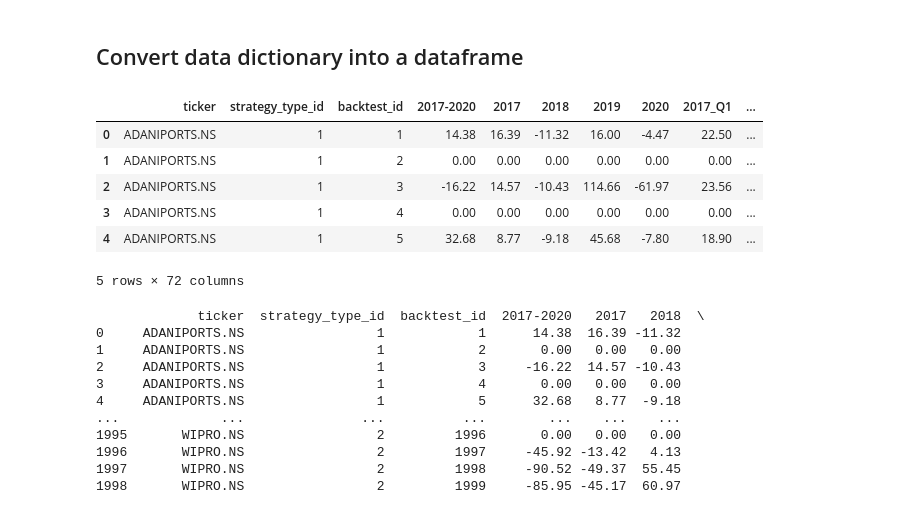
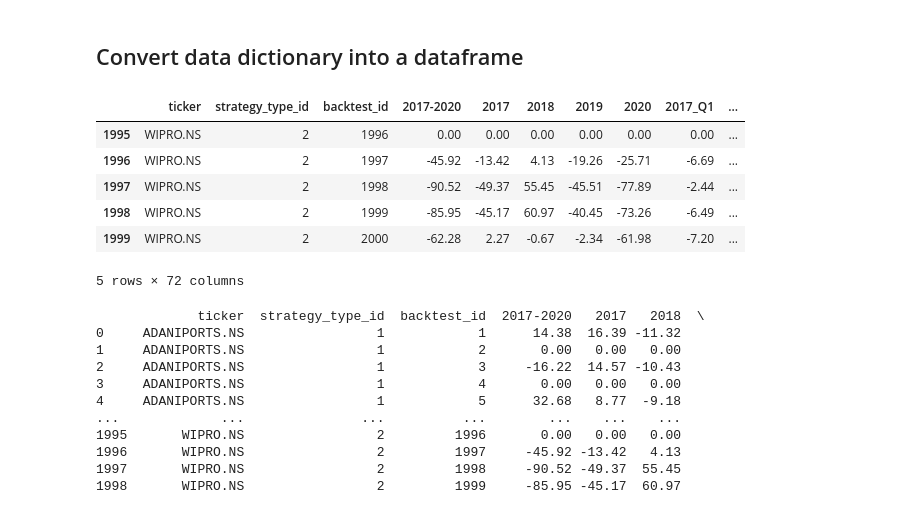
Before and after one commit to Varun487/AIAlgoTrading, a Jupyter notebook: research/baselines/BacktestBaselinesCalculations.ipynb, the cells around one changed output. Saved outputs shown, nothing was run; the diff lists cells and outputs as text; code cells hidden in the pictures.

```diff
--- a/research/baselines/BacktestBaselinesCalculations.ipynb
+++ b/research/baselines/BacktestBaselinesCalculations.ipynb
@@ -207,14 +207,14 @@ for ticker in all_tickers:
 ## Convert data dictionary into a dataframe
 # %%
 backtests_baseline_df = pd.DataFrame.from_dict(backtests_baselines_data)
-backtests_baseline_df.head()
+backtests_baseline_df.tail()
 # %% [output]
 |  | ticker | strategy_type_id | backtest_id | 2017-2020 | 2017 | 2018 | 2019 | 2020 | 2017_Q1 | ... |
-| 0 | ADANIPORTS.NS | 1 | 1 | 14.38 | 16.39 | -11.32 | 16.00 | -4.47 | 22.50 | ... |
-| 1 | ADANIPORTS.NS | 1 | 2 | 0.00 | 0.00 | 0.00 | 0.00 | 0.00 | 0.00 | ... |
-| 2 | ADANIPORTS.NS | 1 | 3 | -16.22 | 14.57 | -10.43 | 114.66 | -61.97 | 23.56 | ... |
-| 3 | ADANIPORTS.NS | 1 | 4 | 0.00 | 0.00 | 0.00 | 0.00 | 0.00 | 0.00 | ... |
-| 4 | ADANIPORTS.NS | 1 | 5 | 32.68 | 8.77 | -9.18 | 45.68 | -7.80 | 18.90 | ... |
+| 1995 | WIPRO.NS | 2 | 1996 | 0.00 | 0.00 | 0.00 | 0.00 | 0.00 | 0.00 | ... |
+| 1996 | WIPRO.NS | 2 | 1997 | -45.92 | -13.42 | 4.13 | -19.26 | -25.71 | -6.69 | ... |
+| 1997 | WIPRO.NS | 2 | 1998 | -90.52 | -49.37 | 55.45 | -45.51 | -77.89 | -2.44 | ... |
+| 1998 | WIPRO.NS | 2 | 1999 | -85.95 | -45.17 | 60.97 | -40.45 | -73.26 | -6.49 | ... |
+| 1999 | WIPRO.NS | 2 | 2000 | -62.28 | 2.27 | -0.67 | -2.34 | -61.98 | -7.20 | ... |
 5 rows × 72 columns
 # %%
 print(backtests_baseline_df)
```
Also changed, not shown: 2 other files.
